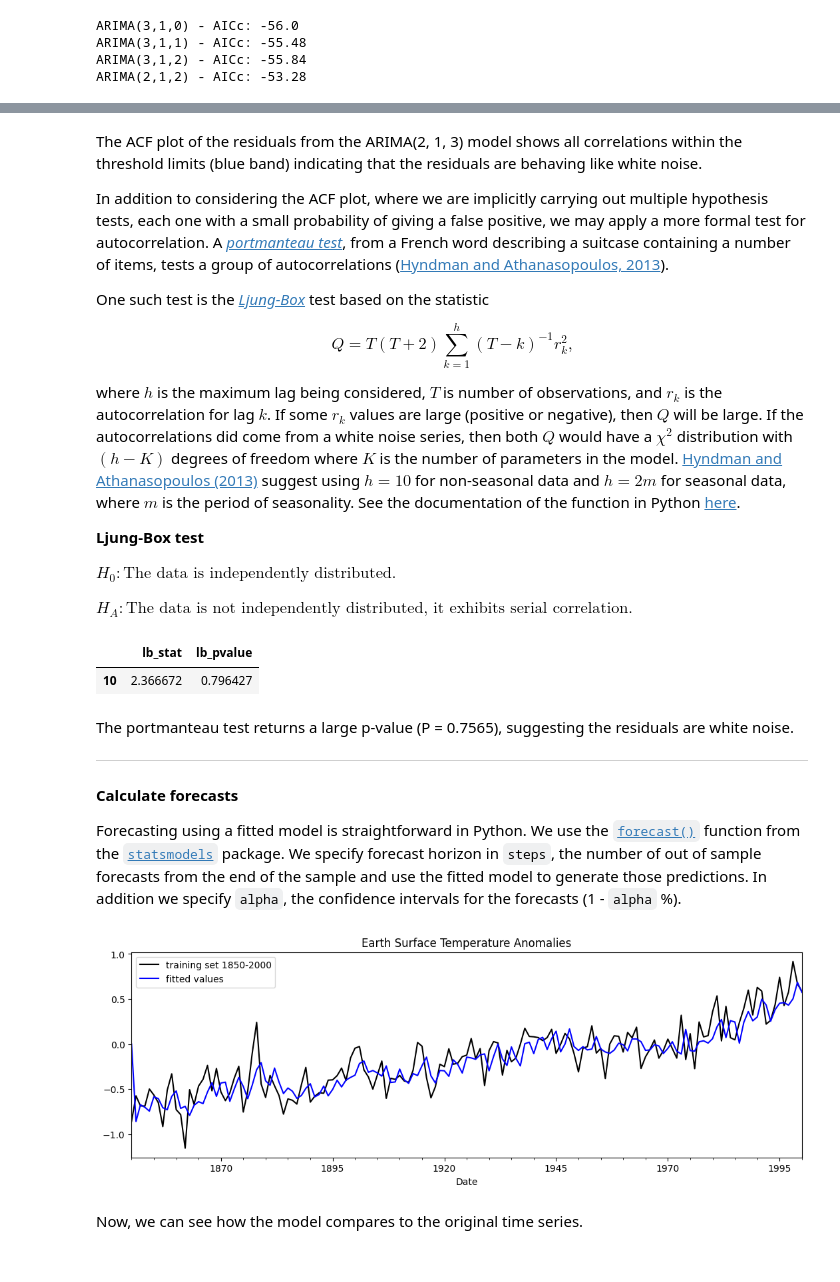
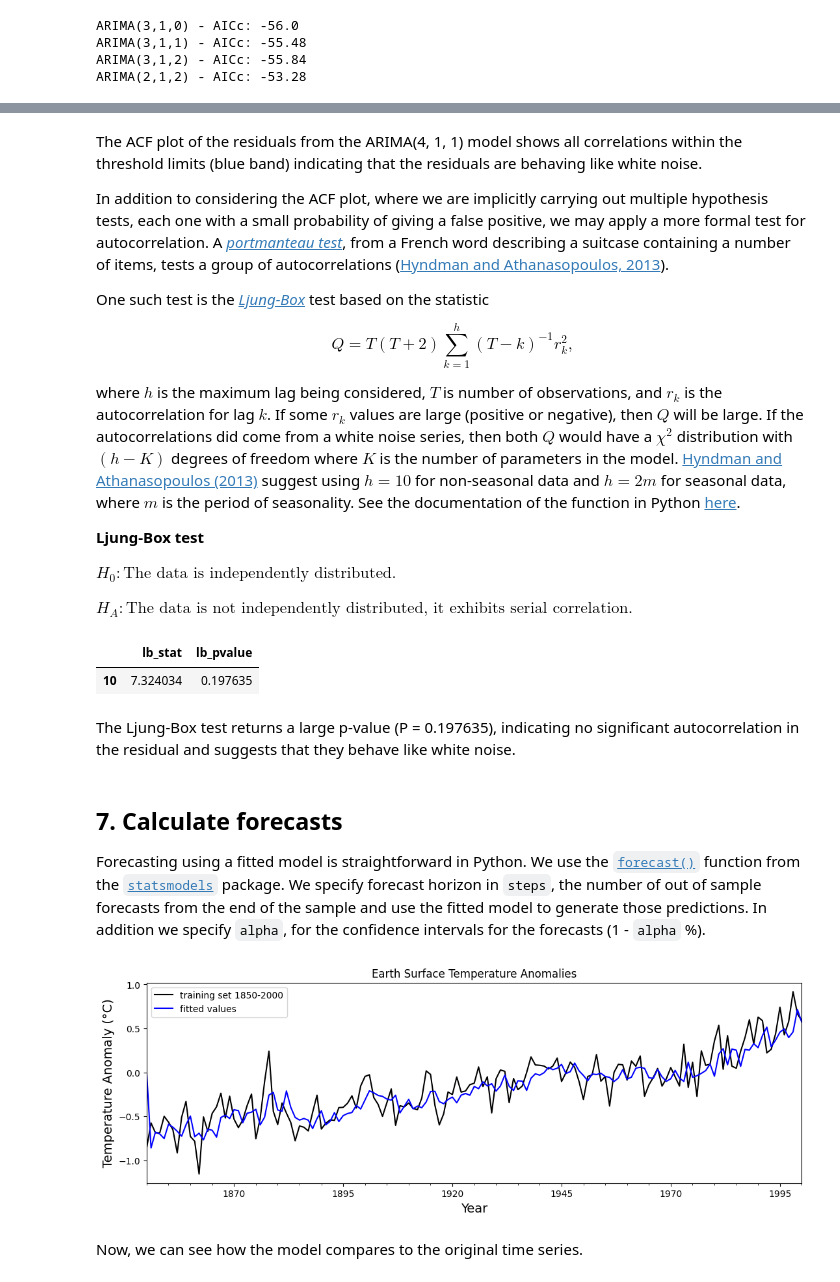
Before and after one commit to soga-lab/NFDI4earth-workshop-032026, a Jupyter notebook: 307100_ARIMA_modelling_in_Python.ipynb, the cells around one changed output, grey strips where cells are left out. Saved outputs shown, nothing was run; the diff lists cells and outputs as text; code cells hidden in the pictures.

```diff
--- a/307100_ARIMA_modelling_in_Python.ipynb
+++ b/307100_ARIMA_modelling_in_Python.ipynb
@@ -460,6 +446,5 @@ plt.show()
 # %% [markdown]
-The ACF plot of the residuals from the ARIMA(2, 1, 3) model shows all correlations within the threshold limits (blue band) indicating that the residuals are behaving like white noise.
-
+The ACF plot of the residuals from the ARIMA(4, 1, 1) model shows all correlations within the threshold limits (blue band) indicating that the residuals are behaving like white noise.
 
 In addition to considering the ACF plot, where we are implicitly carrying out multiple hypothesis tests, each one with a small probability of giving a false positive, we may apply a more formal test for autocorrelation. A [*portmanteau test*](https://en.wikipedia.org/wiki/Portmanteau_test), from a French word describing a suitcase containing a number of items, tests a group of autocorrelations ([Hyndman and Athanasopoulos, 2013](https://www.otexts.org/fpp/)).
 
@@ -479,25 +464,24 @@ $H_A: \text{The data is not independently distributed, it exhibits serial correl
 # %%
 from statsmodels.stats.diagnostic import acorr_ljungbox
 
-# perform Ljung-Box test on residuals with lag=10
+# Perform Ljung-Box test on residuals with lag=10
 Btest = acorr_ljungbox(
     auto_model.resid(), lags=[10], return_df=True, model_df=5
 )  ## ARIMA model_df = lags - df , df =  p +q
+
+# Print the results
+Btest
+# %% [output]
+|  | lb_stat | lb_pvalue |
+| 10 | 7.324034 | 0.197635 |
-# %%
-Btest
-# %% [output]
-|  | lb_stat | lb_pvalue |
-| 10 | 2.366672 | 0.796427 |
+# %% [markdown]
+The Ljung-Box test returns a large p-value (P = 0.197635), indicating no significant autocorrelation in the residual and suggests that they behave like white noise.
 # %% [markdown]
-The portmanteau test returns a large p-value (P = 0.7565), suggesting the residuals are white noise.
+## 7. Calculate forecasts
 
-
-***
-
-#### Calculate forecasts
-
-Forecasting using a fitted model is straightforward in Python. We use the [`forecast()`](https://www.statsmodels.org/v0.11.1/generated/statsmodels.tsa.arima_model.ARMAResults.forecast.html) function from the [`statsmodels`](https://www.statsmodels.org/stable/index.html) package. We specify forecast horizon in `steps`, the number of out of sample forecasts from the end of the sample and use the fitted model to generate those predictions. In addition we specify `alpha`, the confidence intervals for the forecasts (1 - `alpha` %).
+Forecasting using a fitted model is straightforward in Python. We use the [`forecast()`](https://www.statsmodels.org/v0.11.1/generated/statsmodels.tsa.arima_model.ARMAResults.forecast.html) function from the [`statsmodels`](https://www.statsmodels.org/stable/index.html) package. We specify forecast horizon in `steps`, the number of out of sample forecasts from the end of the sample and use the fitted model to generate those predictions. In addition we specify `alpha`, for the confidence intervals for the forecasts (1 - `alpha` %).
 # %%
-model = ARIMA(temp_global_training, order=(2, 1, 3))
+# Fit the ARIMA(4, 1, 1) model
+model = ARIMA(temp_global_training, order=(4, 1, 1))
 fitted = model.fit()
 # %%
@@ -504,14 +489,17 @@ fitted = model.fit()
 forecast_series = fitted.forecast(40, alpha=0.05)
 # %%
+# Plot the original training data and the fitted values
 plt.figure(figsize=(13, 4))
 plt.title("Earth Surface Temperature Anomalies")
 temp_global_training.plot(color="black", label="training set 1850-2000")
 plt.plot(fitted.fittedvalues, color="blue", label="fitted values")
 
 plt.legend()
+plt.xlabel("Year", fontsize=14)
+plt.ylabel("Temperature Anomaly (°C)", fontsize=14)
 plt.show()
 # %% [output]
-[figure, old version]
+[figure, new version]
 # %% [markdown]
 Now, we can see how the model compares to the original time series.
 # %%
```
Also changed, not shown: parts of 47 cells of this notebook, 1 other file.
